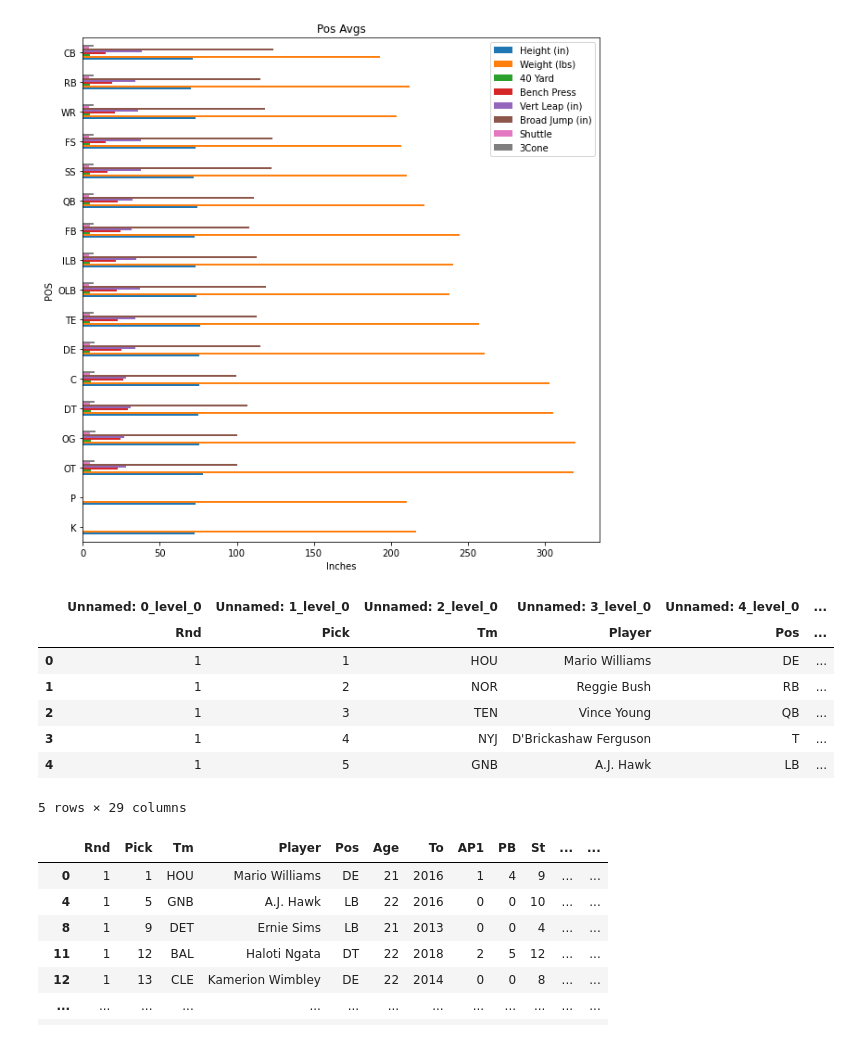
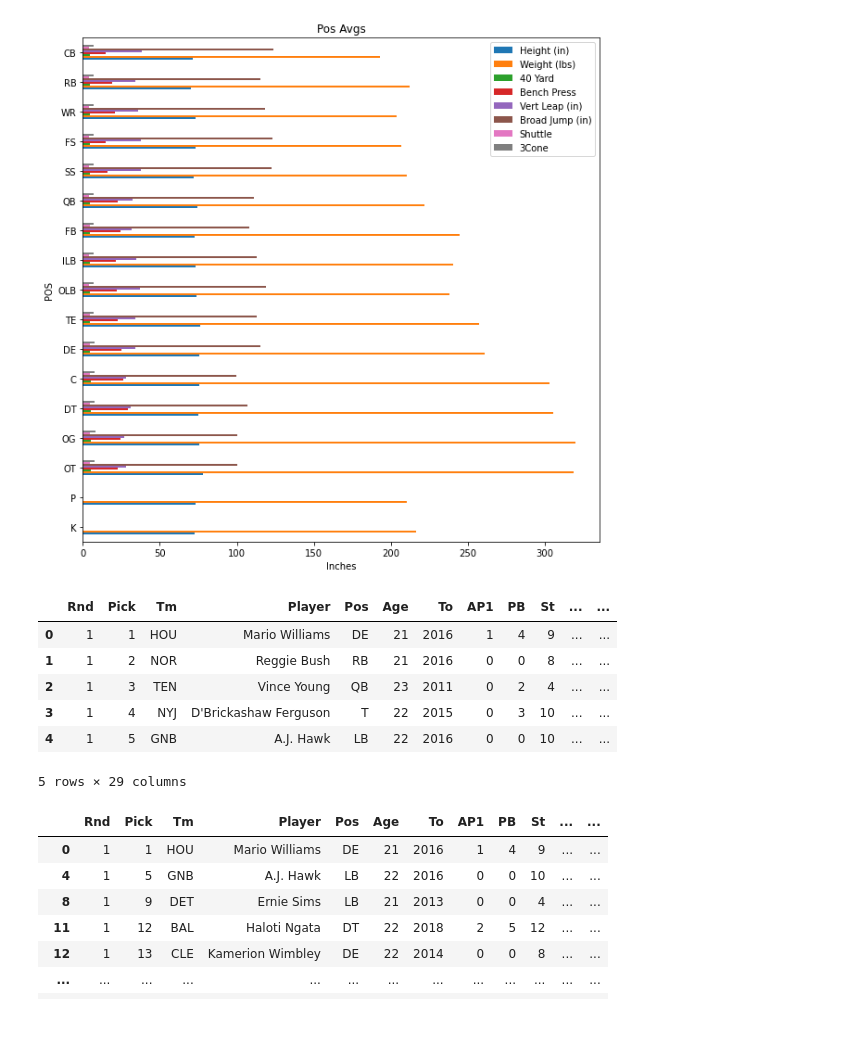
Before and after one commit to jkurt13/CapstoneTwo, a Jupyter notebook: Data Wrangling.ipynb, the cells around one changed output. Drawn from its saved outputs; the diff is of its cells as text; code cells hidden in the pictures.

Commit message:
added new dataframe

```diff
--- a/Data Wrangling.ipynb
+++ b/Data Wrangling.ipynb
@@ -369,15 +404,14 @@ plt.xlabel('Inches')
 Text(0.5, 0, 'Inches')
 [figure]
 # %%
-draft_rank_list = pd.read_html('https://www.pro-football-reference.com/years/2006/draft.htm')
+draft_rank_list = pd.read_html('https://www.pro-football-reference.com/years/2006/draft.htm', header=1)
 draft_rank = draft_rank_list[0]
 draft_rank.head()
 # %% [output]
-|  | Unnamed: 0_level_0 | Unnamed: 1_level_0 | Unnamed: 2_level_0 | Unnamed: 3_level_0 | Unnamed: 4_level_0 | ... |
-|  | Rnd | Pick | Tm | Player | Pos | ... |
-| 0 | 1 | 1 | HOU | Mario Williams | DE | ... |
-| 1 | 1 | 2 | NOR | Reggie Bush | RB | ... |
-| 2 | 1 | 3 | TEN | Vince Young | QB | ... |
-| 3 | 1 | 4 | NYJ | D'Brickashaw Ferguson | T | ... |
-| 4 | 1 | 5 | GNB | A.J. Hawk | LB | ... |
+|  | Rnd | Pick | Tm | Player | Pos | Age | To | AP1 | PB | St | ... | ... |
+| 0 | 1 | 1 | HOU | Mario Williams | DE | 21 | 2016 | 1 | 4 | 9 | ... | ... |
+| 1 | 1 | 2 | NOR | Reggie Bush | RB | 21 | 2016 | 0 | 0 | 8 | ... | ... |
+| 2 | 1 | 3 | TEN | Vince Young | QB | 23 | 2011 | 0 | 2 | 4 | ... | ... |
+| 3 | 1 | 4 | NYJ | D'Brickashaw Ferguson | T | 22 | 2015 | 0 | 3 | 10 | ... | ... |
+| 4 | 1 | 5 | GNB | A.J. Hawk | LB | 22 | 2016 | 0 | 0 | 10 | ... | ... |
 5 rows × 29 columns
```
Also changed, not shown: parts of 22 cells of this notebook, 1 other file.
